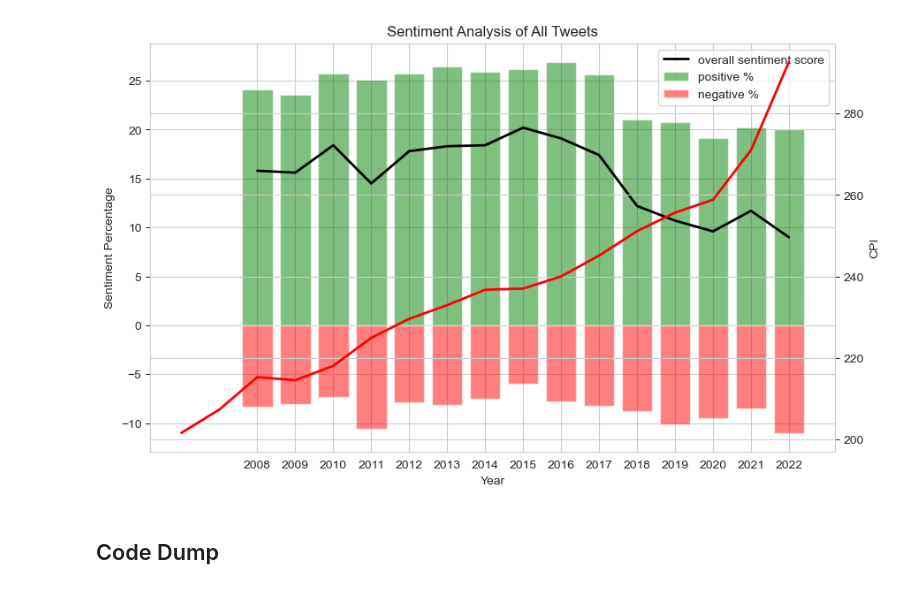
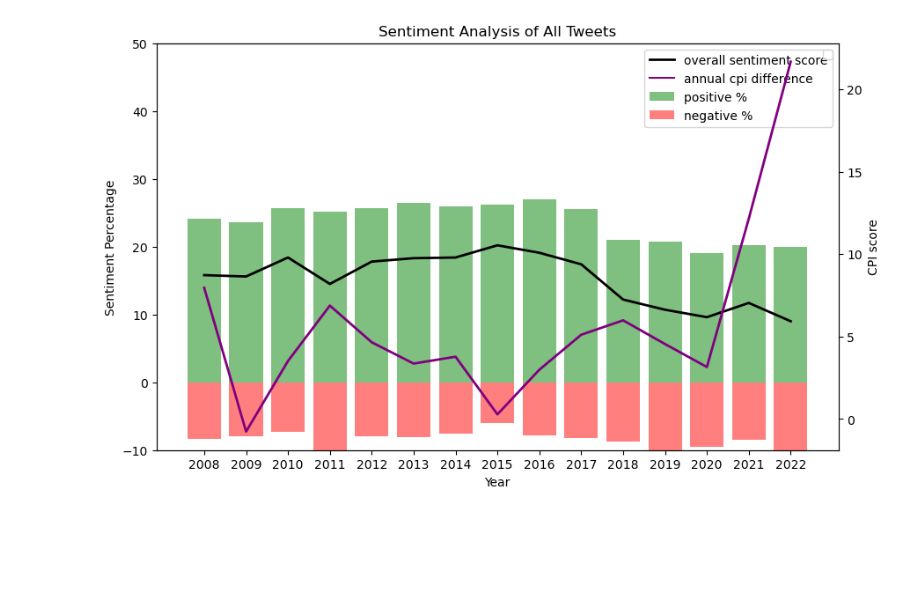
Before and after one commit to rosanwang/DS4300_final_project, a Jupyter notebook: cpi_sentiment.ipynb, the cells around one changed output. Saved outputs shown, nothing was run; the diff lists cells and outputs as text; code cells hidden in the pictures; blank space fills up the shorter version.

```diff
--- a/cpi_sentiment.ipynb
+++ b/cpi_sentiment.ipynb
@@ -159,2 +202,3 @@ pop_sentiment_precent
 # %%
 sentiment_precent = calc_sentiment(processed_tweets)
+sentiment_precent = spark.createDataFrame(sentiment_precent)
@@ -161,5 +227,8 @@ sentiment_precent = calc_sentiment(processed_tweets)
 # %%
 # reading in the cpi data
-cpi = pd.read_csv('cpi-raw.csv')
-cpi
+
+cpi = spark.read.format("csv")\
+            .option("header", "true")\
+            .load('data/cpi-raw.csv')
+cpi.show()
 # %% [output]
@@ -182,0 +252,5 @@ cpi
+# %%
+cpi_diff = cpi.withColumn('annual_cpi_diff',
+               col('Annual') - lag('Annual', 1).over(Window.partitionBy().orderBy('Year')))
+cpi_diff = cpi_diff.withColumn('Year', col("Year").cast(IntegerType()))
+cpi_diff.show()
@@ -183,21 +278,35 @@ cpi
 # %%
 def sentiment_analysis_plot(df, title, cpi):
+    #merge cpi data with sentiment data
+    all_df = df.join(cpi, "Year")
+
+    bigdf = all_df.select("Year", "annual_cpi_diff", "positive_percentage", "negative_percentage", "score").collect()
+    year, cpi_diff, pos, neg, score = zip(*bigdf)
+
+
+
     fig, ax1 = plt.subplots(figsize=(10,6))
     ax2 = ax1.twinx()
     # Create barplot with % vs year
-    ax1.bar(df['year'], df['positive_percentage'], color='green', alpha=0.5, label = 'positive %')
-    ax1.bar(df['year'], df['negative_percentage'], color='red', alpha=0.5, label = 'negative %')
+    ax1.bar(year, pos, color='green', alpha=0.5, label = 'positive %')
+    ax1.bar(year, neg, color='red', alpha=0.5, label = 'negative %')
     # Set labels and titles
     ax1.set_xlabel('Year')
     ax1.set_ylabel('Sentiment Percentage')
-    ax2.set_ylabel('CPI')
+    ax2.set_ylabel('CPI score')
     ax1.set_title(title)
+
     # Create lineplot with score vs year
-    ax1.plot(df['year'], df['score'], color='black', linewidth=2, label = 'overall sentiment score')
-    ax2.plot(cpi['Year'], cpi['Annual'], color='red', linewidth=2, label = 'annual cpi')
+    ax1.plot(year, score, color='black', linewidth=2, label = 'overall sentiment score')
+    ax1.plot(year, [10000] * len(year), color='purple', label = "annual cpi difference")
+    ax2.plot(year, cpi_diff, color='purple', linewidth=2)
+
+    ax1.set_ylim([-10, 50])
+
     # Set x-axis ticks
-    plt.xticks(df['year'])
+    plt.xticks(year)
     ax1.legend()
+    ax2.legend()
     # Show the plot
     plt.show()
 # %%
@@ -207,3 +319,3 @@ sentiment_analysis_plot(pop_sentiment_precent, "Sentiment Analysis of Popular Tw
 # %%
-sentiment_analysis_plot(sentiment_precent, "Sentiment Analysis of All Tweets", cpi)
+sentiment_analysis_plot(sentiment_precent, "Sentiment Analysis of All Tweets", cpi_diff)
 # %% [output]
@@ -210,3 +325 @@ sentiment_analysis_plot(sentiment_precent, "Sentiment Analysis of All Tweets", c
-[figure, old version]
+[figure, new version]
-# %% [markdown]
-## Code Dump
```
Also changed, not shown: parts of 23 cells of this notebook, 1 other file.
